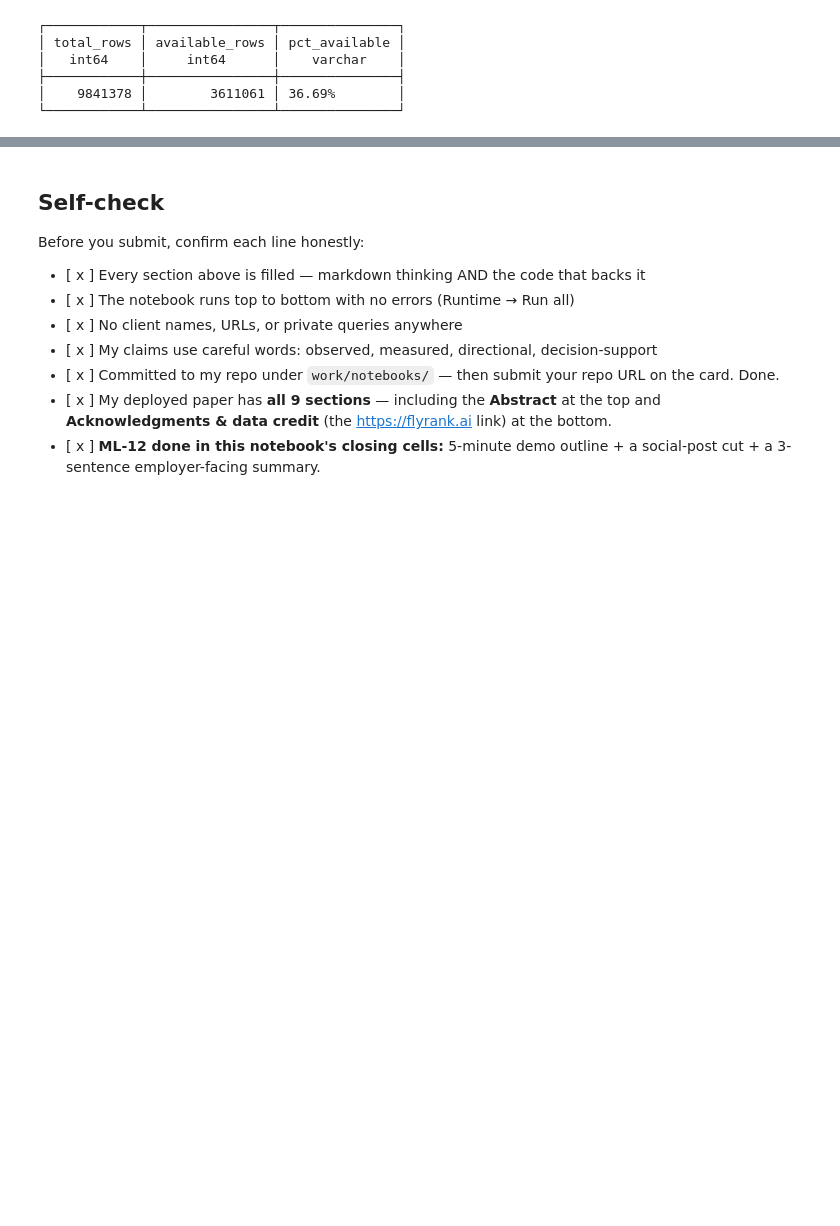
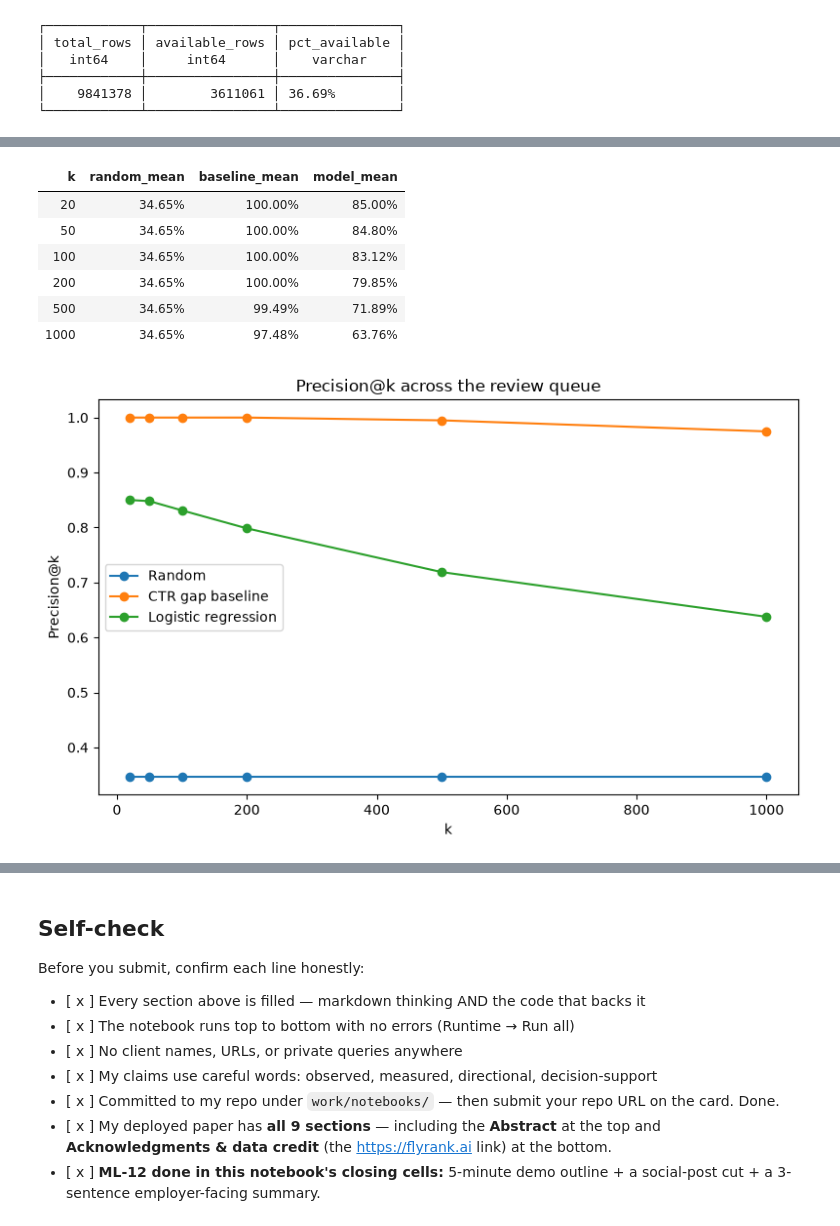
Before and after one commit to T0othIess/FlyRank-AI-ML-internship, a Jupyter notebook: work/notebooks/capstone.ipynb, the cells around one changed output, grey strips where cells are left out. Drawn from its saved outputs; the diff is of its cells as text; code cells hidden in the pictures; blank space fills up the shorter version.

Commit message:
Fixed capstone.ipynb to the latest changes, updated index.md and moved it to work/ , made capstone_report.md aswell.

```diff
--- a/work/notebooks/capstone.ipynb
+++ b/work/notebooks/capstone.ipynb
@@ -428,0 +373,15 @@ Low-impression noise was reduced by filtering to pages with at least 200 impress
+# %%
+train_df = df.iloc[train_idx]
+
+#returns a series of the 70th percentile for each position tier
+gap_threshold_per_tier = train_df.groupby("position_tier")["ctr_gap"].quantile(0.70)
+display(gap_threshold_per_tier.to_frame("Gap Threshold Per Tier").reset_index().style.hide(axis="index"))
+
+df["gap_threshold"] = df["position_tier"].map(gap_threshold_per_tier).astype(float)
+df["is_high_gap"] = (df["ctr_gap"] >= df["gap_threshold"]).astype(int)
+
+#making train_df again because is_high_gap was just added to df
+train_df = df.iloc[train_idx]
+
+display(train_df.groupby("position_tier")["is_high_gap"].mean().to_frame("Position Tier Flagged Pages Mean").reset_index().style.hide(axis="index"))
+display(train_df.query("position_tier == 'page_3_plus'")["ctr_gap"].value_counts().head().to_frame("Pages with certain gaps").reset_index().style.hide(axis="index"))
@@ -596,0 +875,53 @@ The project demonstrates several ML skills, including data contracting, leakage-
+# %%
+from IPython.display import display
+import matplotlib.pyplot as plt
+
+os.makedirs("../outputs", exist_ok=True)
+
+#artifact 1: data coverage
+con.sql("""SELECT COUNT(*) AS total_rows, COUNT(*) FILTER (WHERE gsc_data_available IS TRUE) AS available_rows,
+           CONCAT(ROUND(100 * COUNT(*) FILTER (WHERE gsc_data_available IS TRUE) / COUNT(*), 2), '%') AS pct_available
+           FROM fact_content_daily_performance_table""").show()
+
+
+#artifact 2: the mean precision numbers from the final 50-seed validation
+paper_results = summary_df[["k", "random_mean", "baseline_mean", "model_mean"]].copy()
+
+display(paper_results.style.hide(axis="index").format({
+    "random_mean": "{:.2%}",
+    "baseline_mean": "{:.2%}",
+    "model_mean": "{:.2%}"
+}))
+
+
+#artifact 3: a simple chart using the exact same numbers
+plt.figure(figsize=(8,5))
+
+plt.plot(paper_results["k"], paper_results["random_mean"], marker="o", label="Random")
+plt.plot(paper_results["k"], paper_results["baseline_mean"], marker="o", label="CTR gap baseline")
+plt.plot(paper_results["k"], paper_results["model_mean"], marker="o", label="Logistic regression")
+
+plt.xlabel("k")
+plt.ylabel("Precision@k")
+plt.title("Precision@k across the review queue")
+plt.legend()
+plt.tight_layout()
+
+plt.savefig("../outputs/capstone_precision_at_k.png", dpi=160, bbox_inches="tight")
+plt.show()
+
+
+#artifact 4: the review queue that was already built in section 6
+display(final_queue[columns].head(20).style.hide(axis="index").format({
+    "ctr": "{:.3%}",
+    "expected_ctr": "{:.3%}",
+    "ctr_gap": "{:.6f}",
+    "predicted_high_gap": "{:.3%}",
+    "is_high_gap_mean": "{:.2%}"
+}).set_properties(**{"text-align": "center"}))
+
+
+#saving the two tables so the deployed paper can reuse them
+paper_results.to_csv("../outputs/capstone_precision_summary.csv", index=False)
+final_queue[columns].head(100).to_csv("../outputs/capstone_top100_review_queue.csv", index=False)
+# %% [output]
@@ -596,0 +934,8 @@ The project demonstrates several ML skills, including data contracting, leakage-
+| k | random_mean | baseline_mean | model_mean |
+| 20 | 34.65% | 100.00% | 85.00% |
+| 50 | 34.65% | 100.00% | 84.80% |
+| 100 | 34.65% | 100.00% | 83.12% |
+| 200 | 34.65% | 100.00% | 79.85% |
+| 500 | 34.65% | 99.49% | 71.89% |
+| 1000 | 34.65% | 97.48% | 63.76% |
+[figure, added]
```
Also changed, not shown: parts of 34 cells of this notebook, 5 other files.
